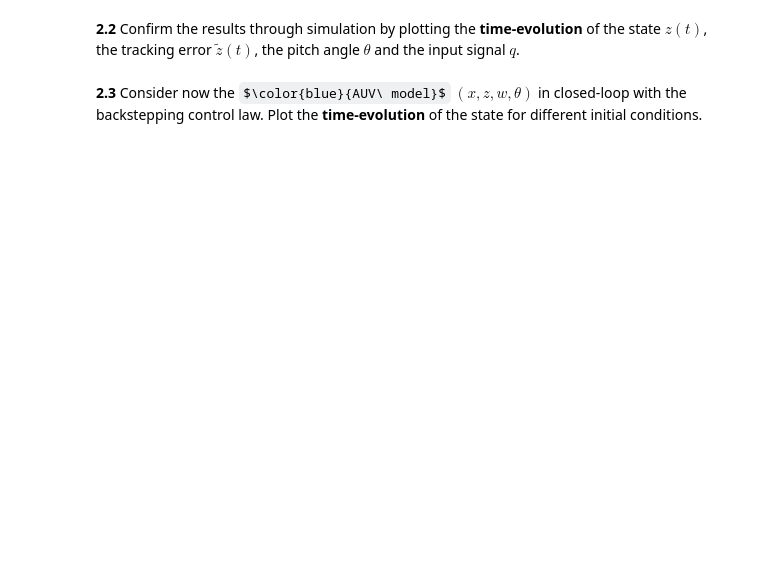
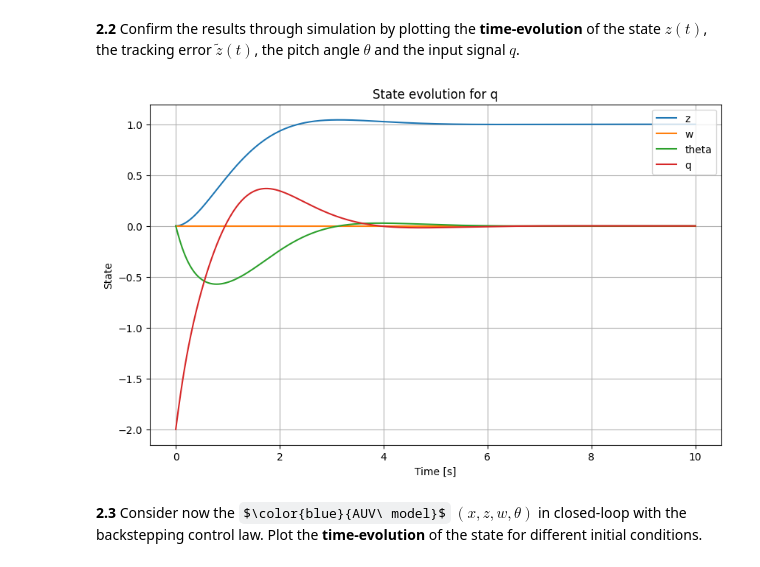
Before and after one commit to TiagoClaro02/ControlAndOptimization, a Jupyter notebook: CO_project1and2.ipynb, the cells around one changed output. Drawn from its saved outputs; the diff is of its cells as text; code cells hidden in the pictures; some formulas as TeX source; blank space fills up the shorter version.

```diff
--- a/CO_project1and2.ipynb
+++ b/CO_project1and2.ipynb
@@ -681,6 +671,63 @@ We can conclude that the system is asymptotically stable at the origin.
 # %% [markdown]
 **2.2**
 Confirm the results through simulation by plotting the **time-evolution** of the state $z(t)$, the tracking error $\tilde z(t)$, the pitch angle $\theta$ and the input signal $q$.
+# %%
+import numpy as np
+from scipy import integrate
+import matplotlib.pyplot as plt
+
+# Constants
+vd = 1
+d1 = -3
+d2 = -12
+m = 0.9
+zd = 1
+k1 = 1
+k2 = 1
+
+# Define the AUV model and control law
+def auv_model(state, t):
+	z = state[0] - zd
+	w = state[1]
+	theta = state[2]
+
+	dzdt = -vd*np.tan(theta)
+	dwdt = 0
+	dthetadt = (z- k2*(np.tan(theta) - z *k1) - k1 * vd * np.tan(theta)) * np.cos(theta)**2
+
+	return np.array([dzdt, dwdt, dthetadt])
+
+def get_q(state):
+	z = state[0] - zd
+	theta = state[2]
+	return z - k2*(np.tan(theta) - z *k1) - k1 * vd * np.tan(theta) * np.cos(theta)**2
+
+# Define the time points where the solution is computed
+t = np.linspace(0, 10, 1000)
+
+x0 = np.array([0, 0, 0])
+
+# Compute the solution
+states = integrate.odeint(auv_model, x0, t, full_output=False)
+
+q = np.array([get_q(state) for state in states])
+
+# Plot the results
+plt.figure(figsize=(10, 6))
+
+plt.plot(t, states[:,0], label='z')
+plt.plot(t, states[:,1], label='w')
+plt.plot(t, states[:,2], label='theta')
+plt.plot(t, q, label='q')
+
+plt.xlabel('Time [s]')
+plt.ylabel('State')
+plt.title('State evolution for q')
+plt.legend(loc='upper right')
+plt.grid()
+plt.show()
+# %% [output]
+[figure, added]
 # %% [markdown]
 **2.3**
 Consider now the $\color{blue}{AUV\ model}$ $(x,z,w,\theta)$ in closed-loop with the backstepping control law.
```
Also changed, not shown: parts of 14 cells of this notebook.
